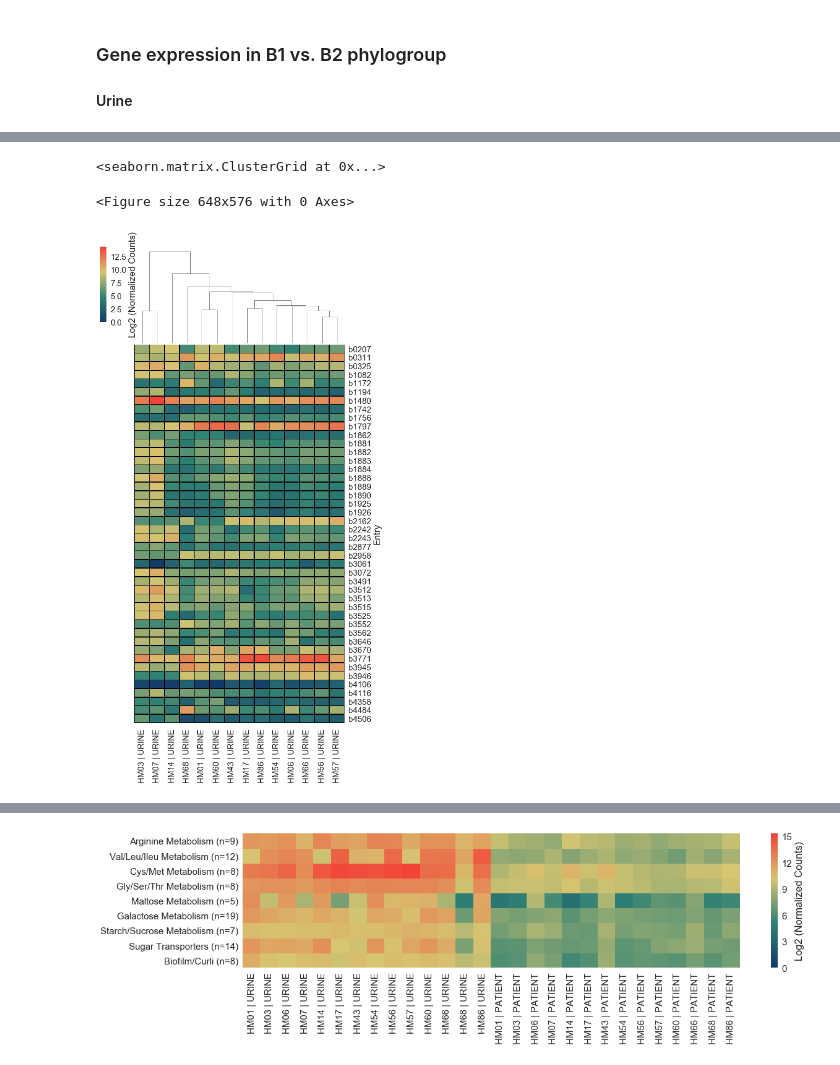
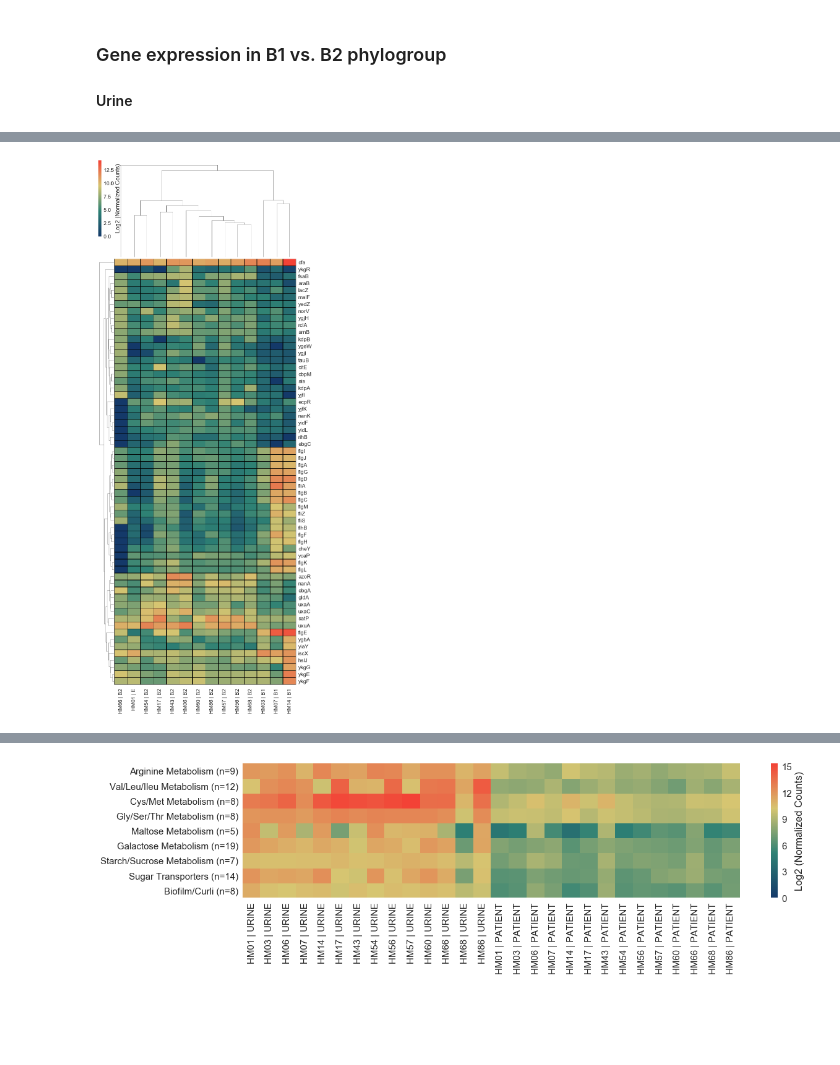
Before and after one commit to ASintsova/HUTI-RNAseq, a Jupyter notebook: analysis/differential_expression_analysis/differential_expression_analysis.ipynb, the cells around one changed output, grey strips where cells are left out. Drawn from its saved outputs; the diff is of its cells as text; code cells hidden in the pictures; blank space fills up the shorter version.

```diff
--- a/analysis/differential_expression_analysis/differential_expression_analysis.ipynb
+++ b/analysis/differential_expression_analysis/differential_expression_analysis.ipynb
@@ -291,0 +286,10 @@ de_urine_for_hm = de_urine.iloc[:, 5:]
+# %%
+fn = os.path.join(results_dir, "DE_IN_URINE.csv")
+de_urine = pd.read_csv(fn, index_col=0)
+de_urine = de_urine.join(cnts[[c for c in cnts.columns if "UR" in c]], how='inner')
+de_urine = de_urine.set_index("Name")
+de_urine.index.name = ""
+de_urine = de_urine.iloc[:,4:]
+def strain_row(c):
+    return strain_info.loc[c.strip()]
+de_urine.columns = [sample_label(strain_row(c).STRAIN, strain_row(c).PRED_PHYLO) for c in de_urine.columns]
@@ -291,0 +300,9 @@ de_urine_for_hm = de_urine.iloc[:, 5:]
+# %%
+sns.set_context("notebook", font_scale=1.7)
+y = de_urine.shape[0]*0.5
+x = de_urine.shape[1]*0.8
+g = sns.clustermap(np.log2(de_urine+1), cmap=my_cmap, linewidths=0.5, linecolor='black', figsize=(x,y),
+            vmin=0, cbar_kws={'label': 'Log2 (Normalized Counts)'})
+
+fn = os.path.join(figures_dir, "Phylogroup_DE_urine.png")
+g.savefig(fn, dpi=500, bbox_inches="tight")
@@ -291,0 +313,16 @@ de_urine_for_hm = de_urine.iloc[:, 5:]
+# %%
+###
+de_uti = keggAPI.add_gene_info_to_file(pg_uti_file)
+de_uti = de_uti[["log2FoldChange", "padj", "Name", "Function", "Pathways"]].sort_index()
+fn = os.path.join(results_dir, "DE_IN_PATIENTS.csv")
+de_uti.to_csv(fn)
+# %%
+de_uti = pd.read_csv(fn, index_col=0)
+de_uti.head()
+de_uti = de_uti.join(cnts[[c for c in cnts.columns if not "UR" in c]], how='inner')
+de_uti = de_uti.set_index("Name")
+de_uti.index.name = ""
+de_uti = de_uti.iloc[:,4:]
+def strain_row(c):
+    return strain_info.loc[c.strip()]
+de_uti.columns = [sample_label(strain_row(c).STRAIN, strain_row(c).PRED_PHYLO) for c in de_uti.columns]
@@ -292,8 +339,10 @@ de_urine_for_hm = de_urine.iloc[:, 5:]
 # %%
-fig = plt.figure(figsize=(9,8))
-sns.clustermap(np.log2(de_urine_for_hm+1), cmap=my_cmap, linewidths=0.5, linecolor='black', figsize=(8,16),
-            row_cluster=False,vmin=0, cbar_kws={'label': 'Log2 (Normalized Counts)'})
+y = de_uti.shape[0]*0.5
+x = de_uti.shape[1]*0.8
+
+g = sns.clustermap(np.log2(de_uti+1), cmap=my_cmap, linewidths=0.5, linecolor='black', figsize=(x,y),
+            vmin=0, cbar_kws={'label': 'Log2 (Normalized Counts)'})
+fn = os.path.join(figures_dir, "Phylogroup_DE_patients.png")
+g.savefig(fn, dpi=500, bbox_inches="tight")
 # %% [output]
-<seaborn.matrix.ClusterGrid at 0x...>
-<Figure size 648x576 with 0 Axes>
-[figure, old version]
+[figure, new version]
```
Also changed, not shown: parts of 17 cells of this notebook.
